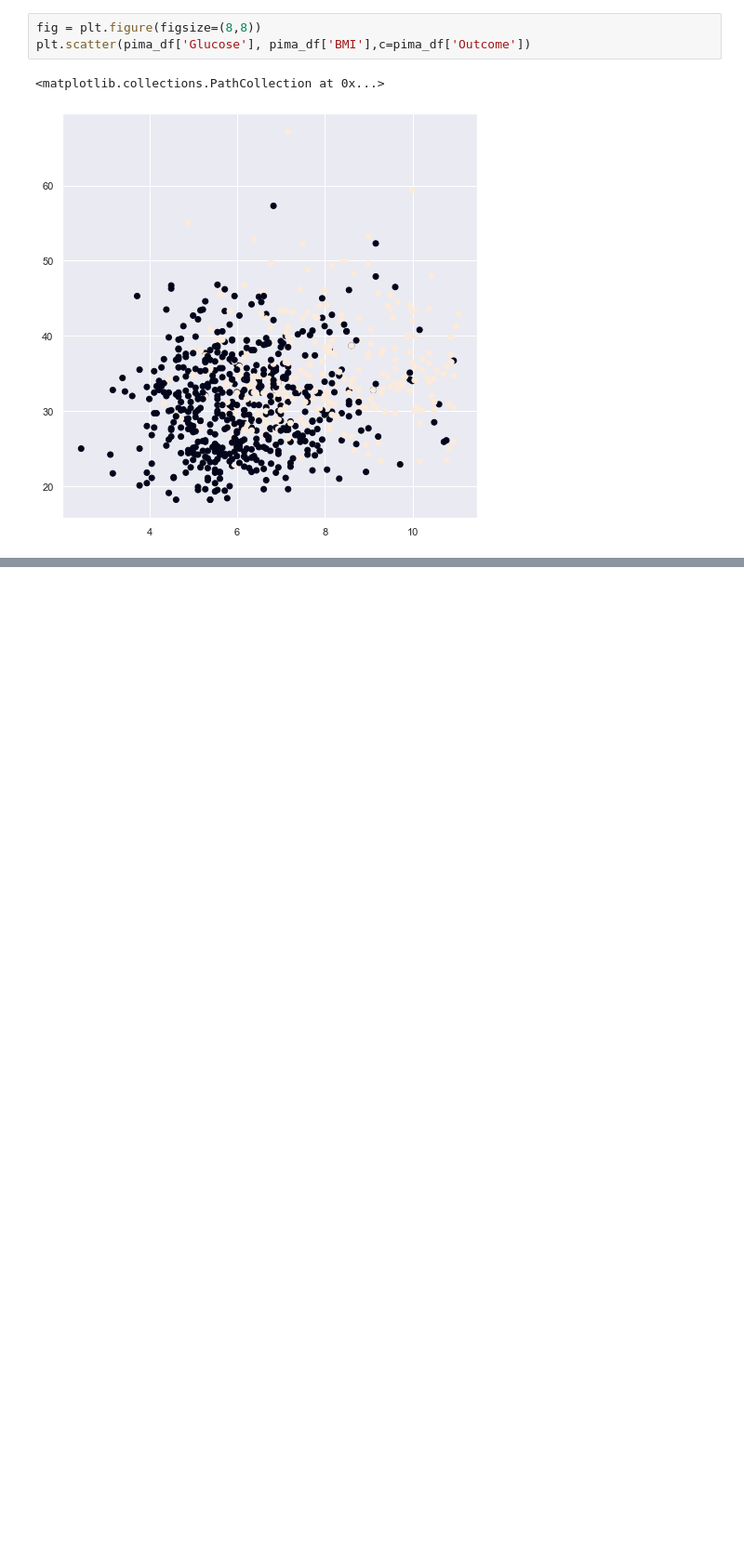
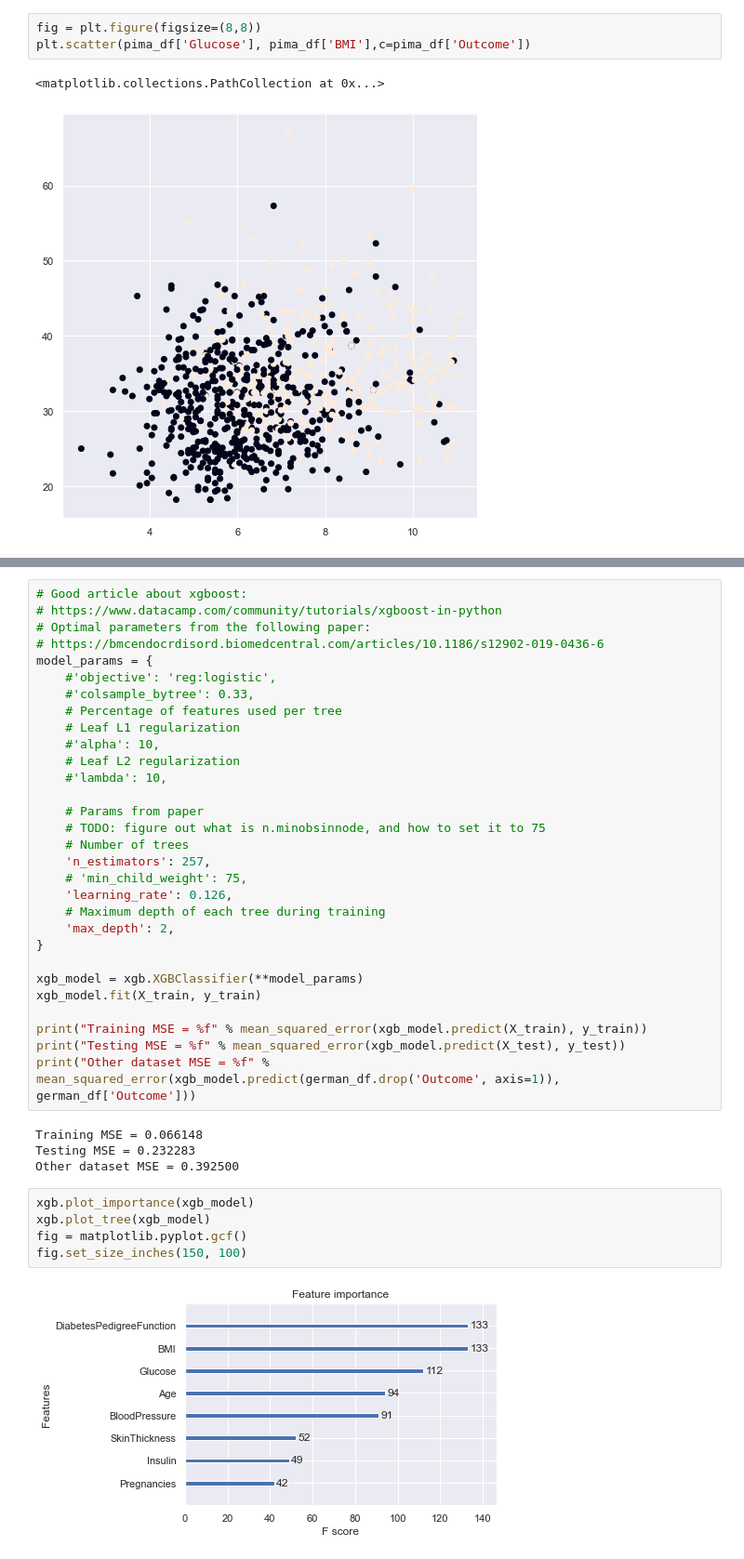
Before and after one commit to EelisK/malis-project, a Jupyter notebook: project.ipynb, the cells around one changed output, grey strips where cells are left out. Shown at 93% size. Drawn from its saved outputs; the diff is of its cells as text; blank space fills up the shorter version.

```diff
--- a/project.ipynb
+++ b/project.ipynb
@@ -125,0 +143,41 @@ plt.scatter(pima_df['Glucose'], pima_df['BMI'],c=pima_df['Outcome'])
+# %%
+# Good article about xgboost:
+# https://www.datacamp.com/community/tutorials/xgboost-in-python
+# Optimal parameters from the following paper:
+# https://bmcendocrdisord.biomedcentral.com/articles/10.1186/s12902-019-0436-6
+model_params = {
+    #'objective': 'reg:logistic',
+    #'colsample_bytree': 0.33,
+    # Percentage of features used per tree
+    # Leaf L1 regularization
+    #'alpha': 10,
+    # Leaf L2 regularization
+    #'lambda': 10,
+
+    # Params from paper
+    # TODO: figure out what is n.minobsinnode, and how to set it to 75
+    # Number of trees
+    'n_estimators': 257,
+    # 'min_child_weight': 75,
+    'learning_rate': 0.126,
+    # Maximum depth of each tree during training
+    'max_depth': 2,
+}
+
+xgb_model = xgb.XGBClassifier(**model_params)
+xgb_model.fit(X_train, y_train)
+
+print("Training MSE = %f" % mean_squared_error(xgb_model.predict(X_train), y_train))
+print("Testing MSE = %f" % mean_squared_error(xgb_model.predict(X_test), y_test))
+print("Other dataset MSE = %f" % mean_squared_error(xgb_model.predict(german_df.drop('Outcome', axis=1)), german_df['Outcome']))
+# %% [output]
+Training MSE = 0.066148
+Testing MSE = 0.232283
+Other dataset MSE = 0.392500
+# %%
+xgb.plot_importance(xgb_model)
+xgb.plot_tree(xgb_model)
+fig = matplotlib.pyplot.gcf()
+fig.set_size_inches(150, 100)
+# %% [output]
+[figure, added]
```
Also changed, not shown: parts of 10 cells of this notebook.
